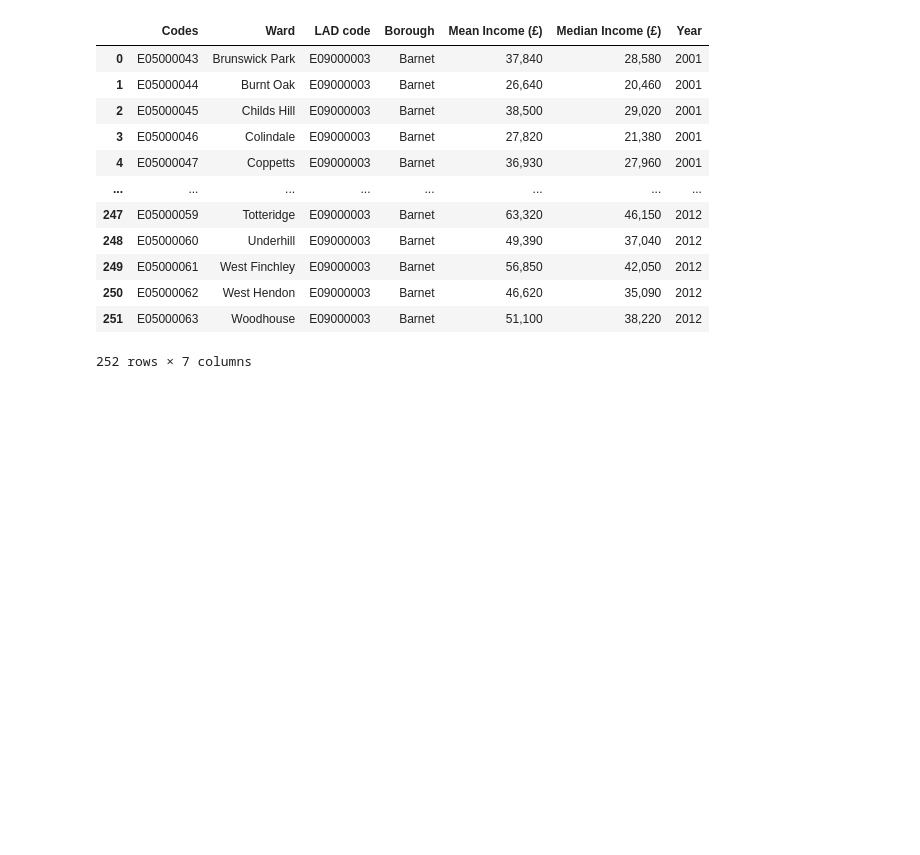
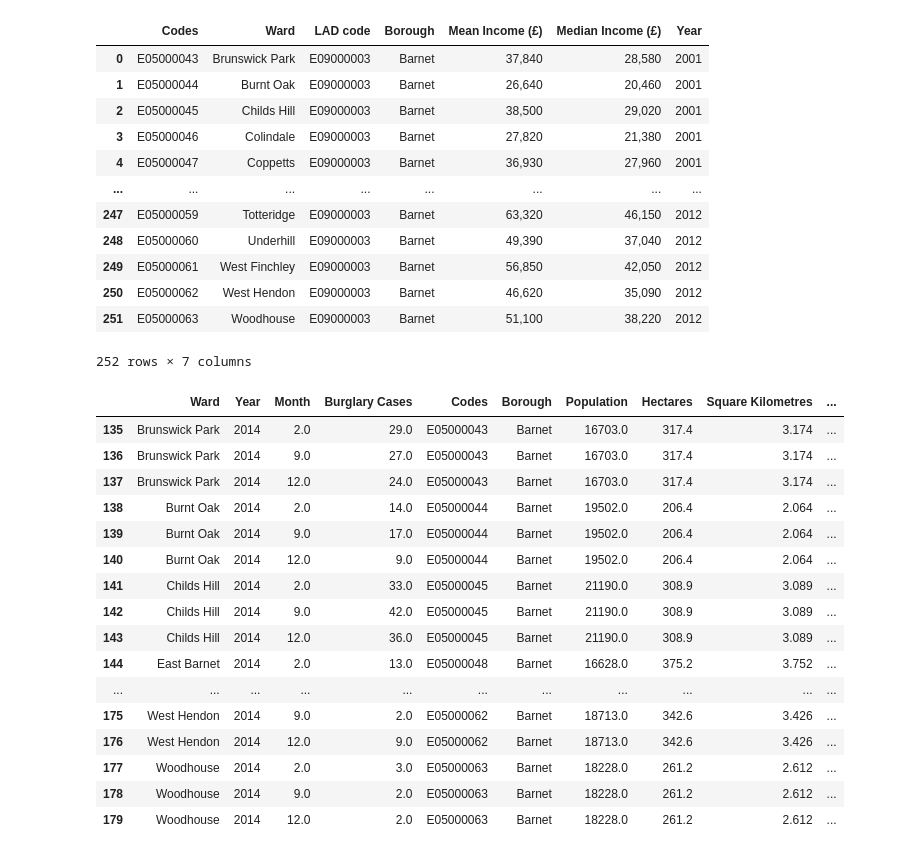
Before and after one commit to isavgt/JBG050-group11, a Jupyter notebook: datasetsexploration.ipynb, the cells around one changed output. Saved outputs shown, nothing was run; the diff lists cells and outputs as text; code cells hidden in the pictures; blank space fills up the shorter version.

Commit message:
updated the dataframe again.

```diff
--- a/datasetsexploration.ipynb
+++ b/datasetsexploration.ipynb
@@ -495,6 +495,23 @@ income_ward_df
 252 rows × 7 columns
 # %%
 # income_ward_df.dtypes, df3.dtypes
-df4 = pd.merge(df3, income_ward_df, how='inner', on=['Year','Ward','Codes','Borough'])
-df4.head()
+df4 = df3.merge(income_ward_df, how='outer', on=['Year','Ward','Codes','Borough'])
 df4.to_csv(r'./Datasets/all_data_df.csv',index=False)
+# %% [output]
+|  | Ward | Year | Month | Burglary Cases | Codes | Borough | Population | Hectares | Square Kilometres | ... |
+| 135 | Brunswick Park | 2014 | 2.0 | 29.0 | E05000043 | Barnet | 16703.0 | 317.4 | 3.174 | ... |
+| 136 | Brunswick Park | 2014 | 9.0 | 27.0 | E05000043 | Barnet | 16703.0 | 317.4 | 3.174 | ... |
+| 137 | Brunswick Park | 2014 | 12.0 | 24.0 | E05000043 | Barnet | 16703.0 | 317.4 | 3.174 | ... |
+| 138 | Burnt Oak | 2014 | 2.0 | 14.0 | E05000044 | Barnet | 19502.0 | 206.4 | 2.064 | ... |
+| 139 | Burnt Oak | 2014 | 9.0 | 17.0 | E05000044 | Barnet | 19502.0 | 206.4 | 2.064 | ... |
+| 140 | Burnt Oak | 2014 | 12.0 | 9.0 | E05000044 | Barnet | 19502.0 | 206.4 | 2.064 | ... |
+| 141 | Childs Hill | 2014 | 2.0 | 33.0 | E05000045 | Barnet | 21190.0 | 308.9 | 3.089 | ... |
+| 142 | Childs Hill | 2014 | 9.0 | 42.0 | E05000045 | Barnet | 21190.0 | 308.9 | 3.089 | ... |
+| 143 | Childs Hill | 2014 | 12.0 | 36.0 | E05000045 | Barnet | 21190.0 | 308.9 | 3.089 | ... |
+| 144 | East Barnet | 2014 | 2.0 | 13.0 | E05000048 | Barnet | 16628.0 | 375.2 | 3.752 | ... |
+| ... | ... | ... | ... | ... | ... | ... | ... | ... | ... | ... |
+| 175 | West Hendon | 2014 | 9.0 | 2.0 | E05000062 | Barnet | 18713.0 | 342.6 | 3.426 | ... |
+| 176 | West Hendon | 2014 | 12.0 | 9.0 | E05000062 | Barnet | 18713.0 | 342.6 | 3.426 | ... |
+| 177 | Woodhouse | 2014 | 2.0 | 3.0 | E05000063 | Barnet | 18228.0 | 261.2 | 2.612 | ... |
+| 178 | Woodhouse | 2014 | 9.0 | 2.0 | E05000063 | Barnet | 18228.0 | 261.2 | 2.612 | ... |
+| 179 | Woodhouse | 2014 | 12.0 | 2.0 | E05000063 | Barnet | 18228.0 | 261.2 | 2.612 | ... |
```
Also changed, not shown: 1 other file.
